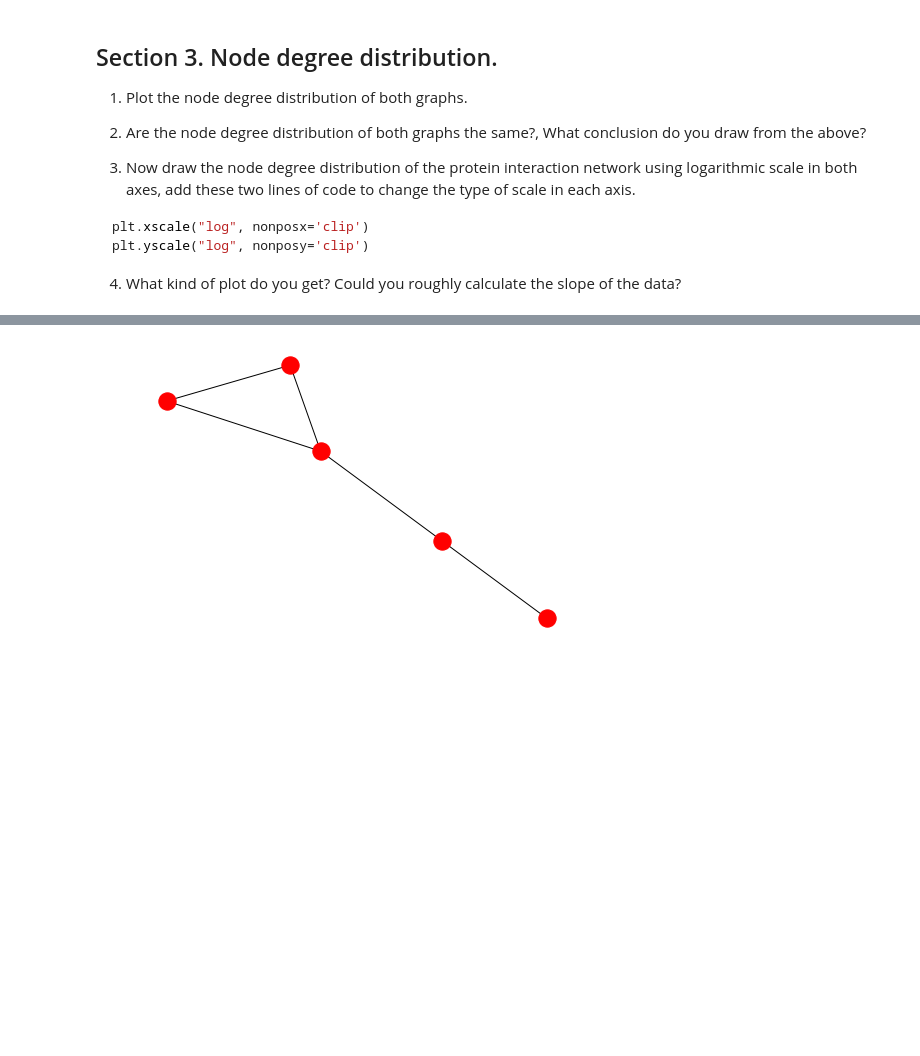
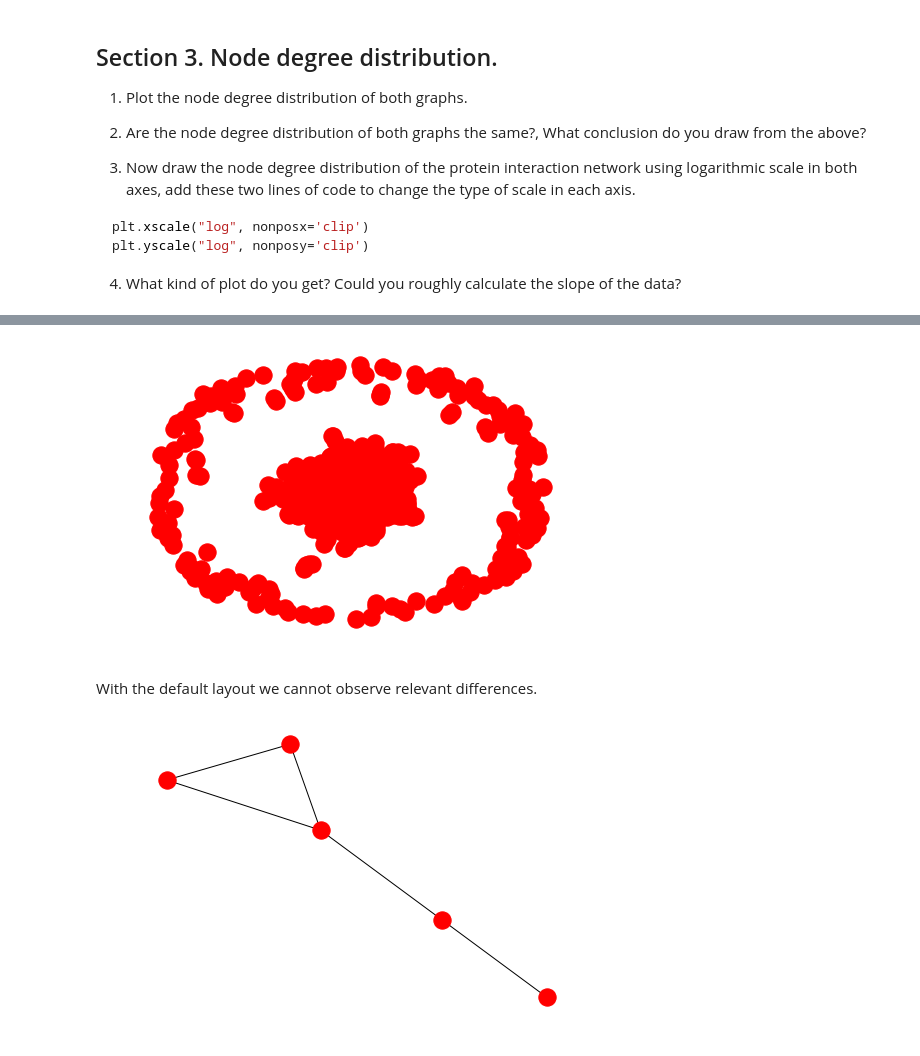
Before and after one commit to nandoide/misc_work, a Jupyter notebook: Desktop/uni/CRRTT/exercise1.ipynb, the cells around one changed output, grey strips where cells are left out. Saved outputs shown, nothing was run; the diff lists cells and outputs as text; code cells hidden in the pictures; blank space fills up the shorter version.

```diff
--- a/Desktop/uni/CRRTT/exercise1.ipynb
+++ b/Desktop/uni/CRRTT/exercise1.ipynb
@@ -307,3 +372,9 @@ nx.draw_circular(G)
+# %%
+nx.draw(G_AL)
+# %% [output]
+[figure, added]
+# %% [markdown]
+With the default layout we cannot observe relevant differences.
 # %%
 G_TEST = nx.gnm_random_graph(3, 3)
 i = 0
```
Also changed, not shown: parts of 11 cells of this notebook.
